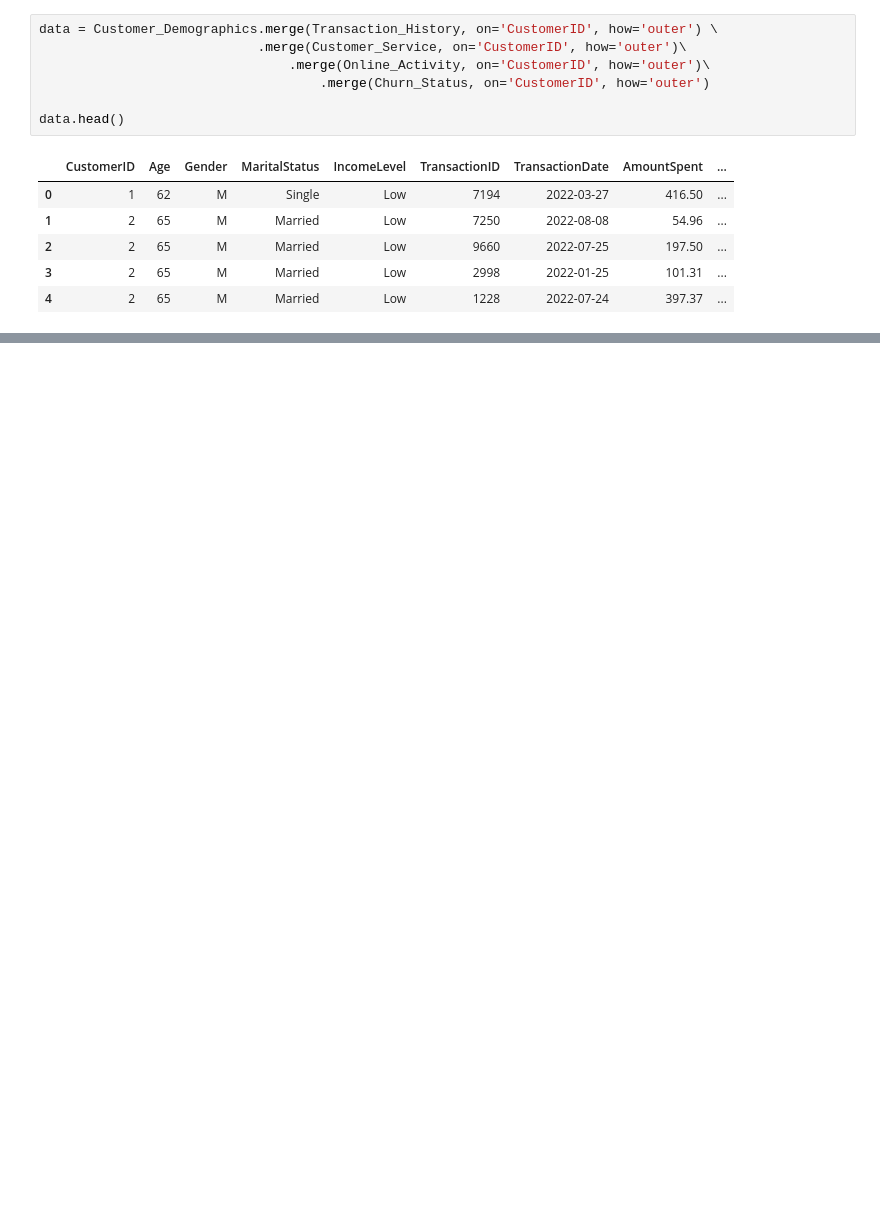
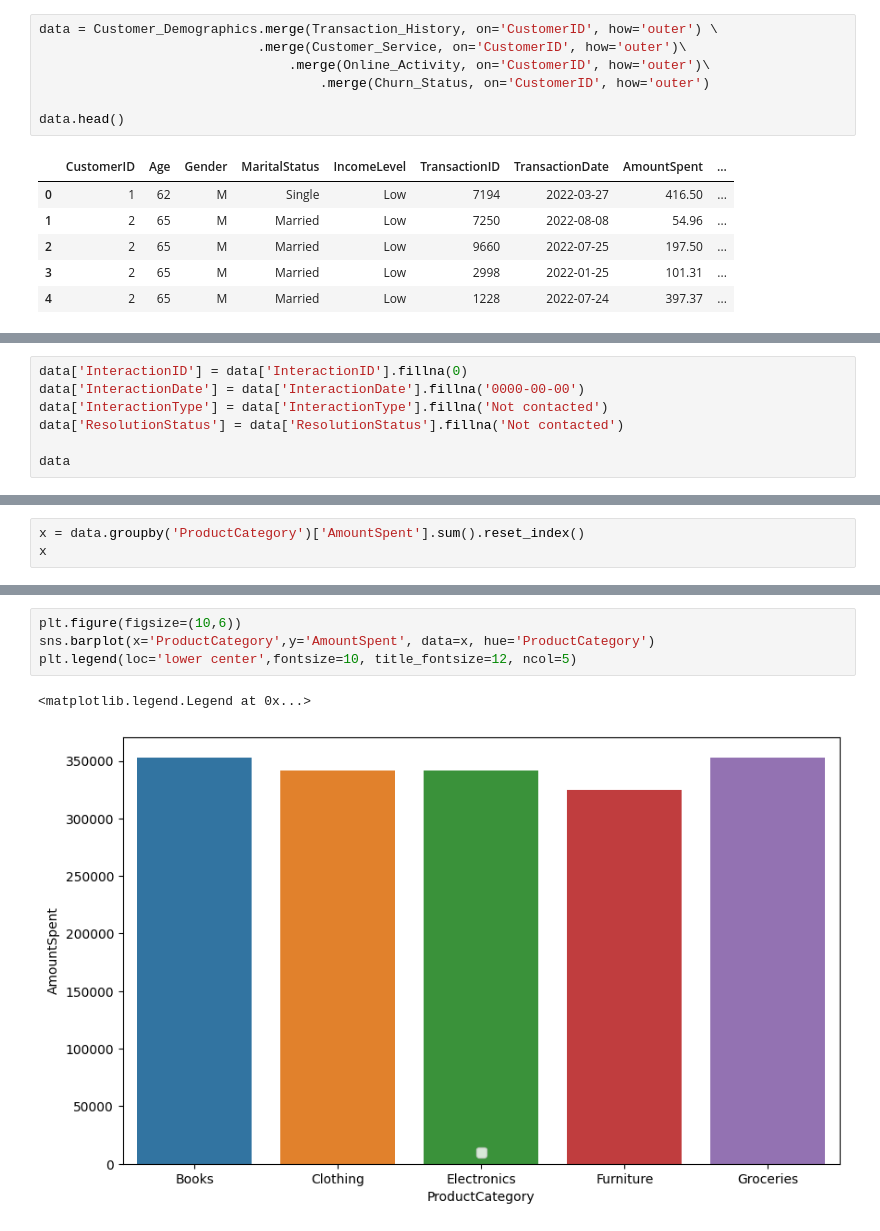
Before and after one commit to pavanrajkg04/Job_based_projects, a Jupyter notebook: Data Science/LLoyd Bank/Task 1: Data gathering and exploratory analysis/TaskOne.ipynb, the cells around one changed output, grey strips where cells are left out. Saved outputs shown, nothing was run; the diff lists cells and outputs as text; blank space fills up the shorter version.

```diff
--- a/Data Science/LLoyd Bank/Task 1: Data gathering and exploratory analysis/TaskOne.ipynb
+++ b/Data Science/LLoyd Bank/Task 1: Data gathering and exploratory analysis/TaskOne.ipynb
@@ -54,0 +67,7 @@ s
+# %%
+data['InteractionID'] = data['InteractionID'].fillna(0)
+data['InteractionDate'] = data['InteractionDate'].fillna('0000-00-00')
+data['InteractionType'] = data['InteractionType'].fillna('Not contacted')
+data['ResolutionStatus'] = data['ResolutionStatus'].fillna('Not contacted')
+
+data
@@ -54,0 +93,3 @@ s
+# %%
+x = data.groupby('ProductCategory')['AmountSpent'].sum().reset_index()
+x
@@ -54,0 +103,7 @@ s
+# %%
+plt.figure(figsize=(10,6))
+sns.barplot(x='ProductCategory',y='AmountSpent', data=x, hue='ProductCategory')
+plt.legend(loc='lower center',fontsize=10, title_fontsize=12, ncol=5)
+# %% [output]
+<matplotlib.legend.Legend at 0x...>
+[figure, added]
```
Also changed, not shown: parts of 7 cells of this notebook.
